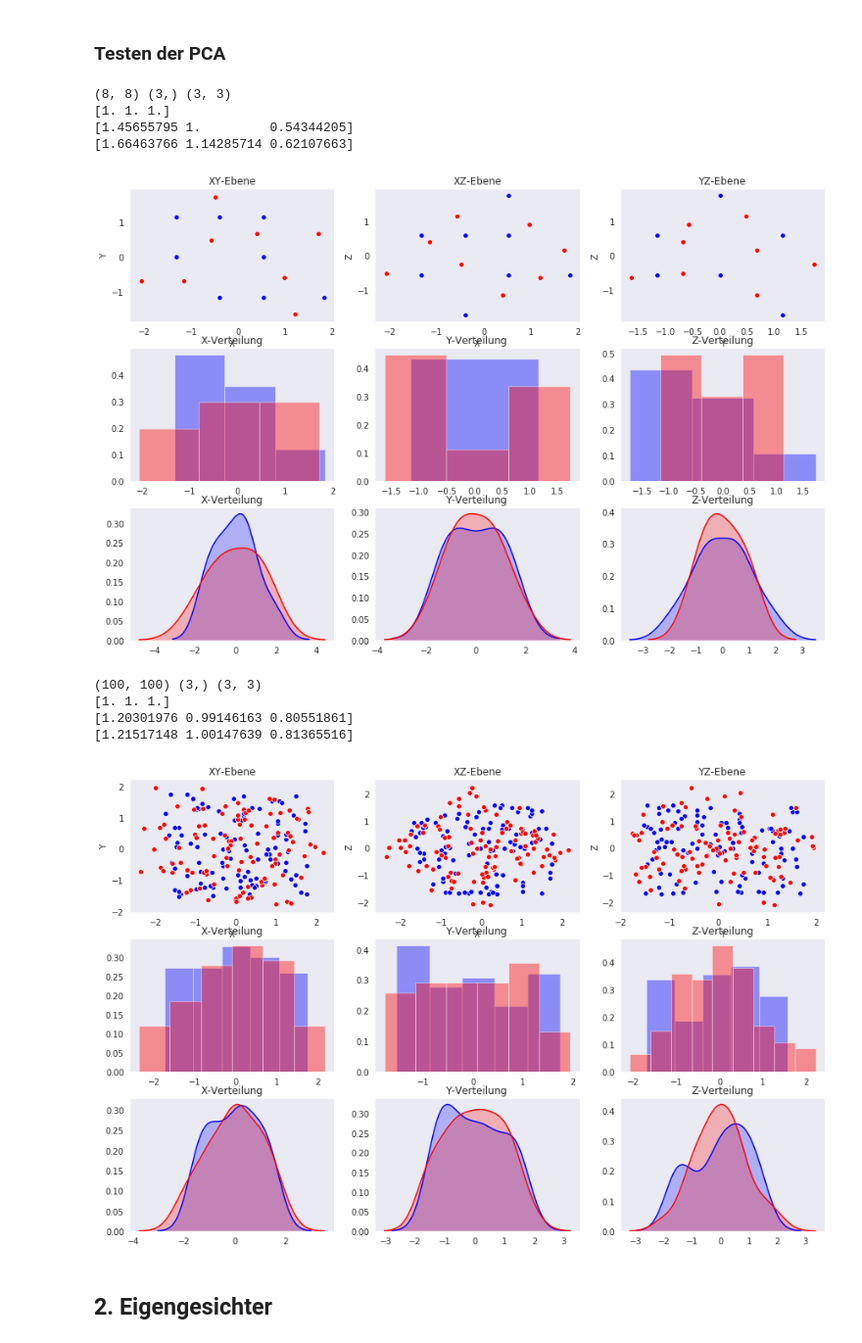
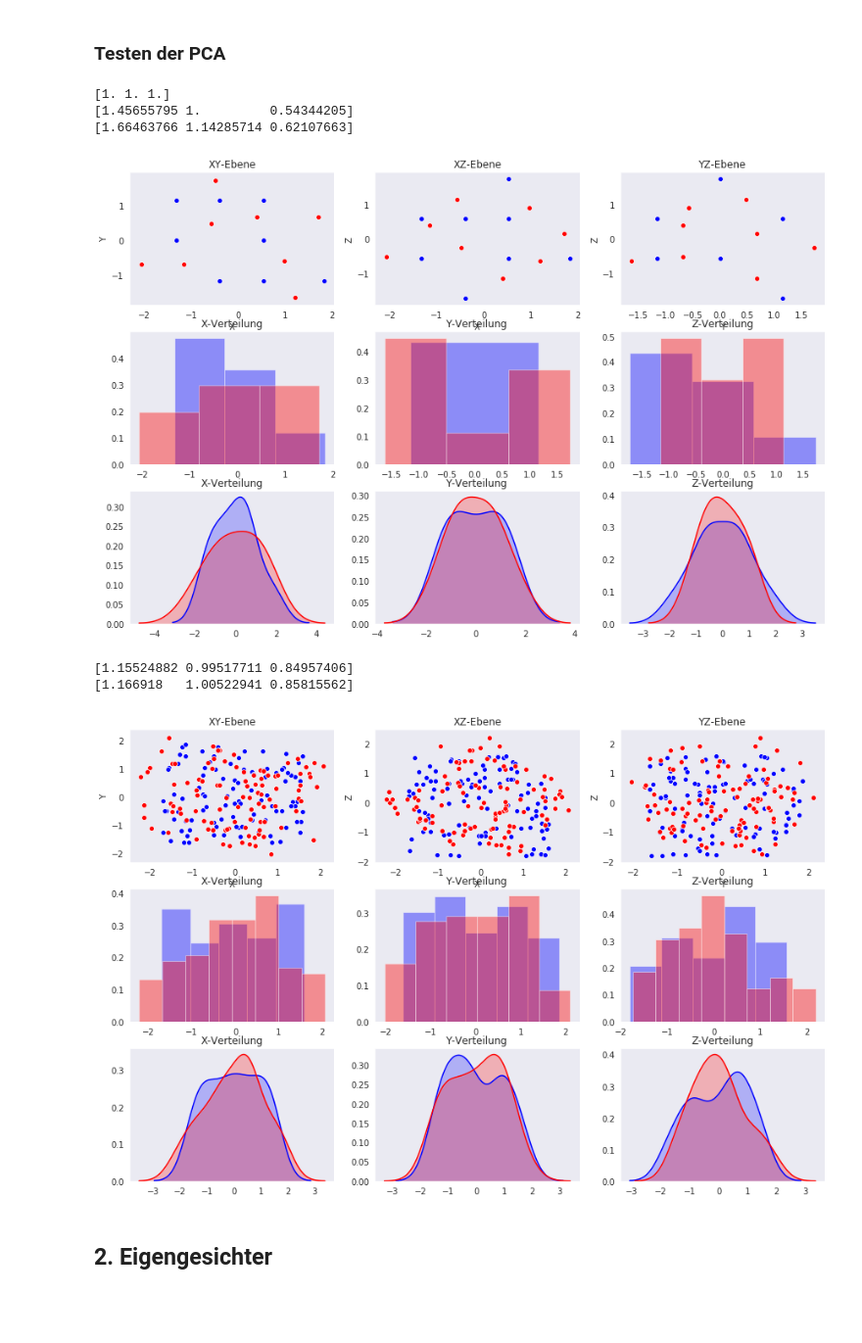
Before and after one commit to hekrause/htwg_mldl, a Jupyter notebook: Uebungen/Uebung02/Notebooks/work.ipynb, the cells around one changed output. Shown at 98% size. Cells and saved outputs as stored; diff of their text form; code cells hidden in the pictures; blank space fills up the shorter version.

```diff
--- a/Uebungen/Uebung02/Notebooks/work.ipynb
+++ b/Uebungen/Uebung02/Notebooks/work.ipynb
@@ -67,27 +90,4 @@ boston
 # %%
-#data = np.array([])
-def pca(data, r, whiten=True):
-    n, d = data.shape
-
-    if whiten:
-        # Center
-        data = data - data.mean(axis=0)
-        npt.assert_almost_equal(data[:, 0].mean(), 0.0, decimal=10)
-
-        # Normalize
-        data = data / data.std(axis=0)
-        npt.assert_almost_equal(data[:, 0].var(), 1.0, decimal=10)
-
-    U, S, VT = np.linalg.svd(data)
-    print(U.shape, S.shape, VT.shape)
-
-    data_whitened = data
-    eigen_values = S[:r]**2 / (n - 1)
-    principal_components = VT.T[:, :r]
-    scores = (U[:, :r] @ np.diag(S[:r]))
-
-    return data_whitened, eigen_values, principal_components, scores
-
 def plot_visuals(data_whitened, scores):
     sns.set_style("dark")
     color1 = "blue"
@@ -146,14 +146,13 @@ data = [[  17.0,  0.0,  0.0],
           [  0.0, 10.0,  1.0],
           [  0.0,  5.0,  0.0]]
 data = np.asarray(data)
-data_whitened, eigen_values, principal_components, scores = pca(data, 3, whiten=True)
+data_whitened, eigen_values, principal_components, scores, eigen_vectors = pca(data, 3, whiten=True)
 
 print(data_whitened.var(axis=0))
 print(scores.var(axis=0))
 print(eigen_values)
 plot_visuals(data_whitened, scores)
 # %% [output]
-(8, 8) (3,) (3, 3)
 [1. 1. 1.]
 [1.45655795 1.         0.54344205]
 [1.66463766 1.14285714 0.62107663]
@@ -161,20 +160,17 @@ plot_visuals(data_whitened, scores)
 # %%
 x = np.random.randint(100, size=100)
 y = np.random.randint(100, size=100)
 z = np.random.randint(100, size=100)
 data = np.asarray([x, y, z]).T
-data_whitened, eigen_values, principal_components, scores = pca(data, 3, whiten=True)
+data_whitened, eigen_values, principal_components, scores, eigen_vectors = pca(data, 3, whiten=True)
 
-print(data_whitened.var(axis=0))
 print(scores.var(axis=0))
 print(eigen_values)
 plot_visuals(data_whitened, scores)
 # %% [output]
-(100, 100) (3,) (3, 3)
-[1. 1. 1.]
-[1.20301976 0.99146163 0.80551861]
-[1.21517148 1.00147639 0.81365516]
+[1.15524882 0.99517711 0.84957406]
+[1.166918   1.00522941 0.85815562]
-[figure, old version]
+[figure, new version]
 # %% [markdown]
 ## 2. Eigengesichter
 # %%
```
Also changed, not shown: parts of 8 cells of this notebook, 12 other files.
